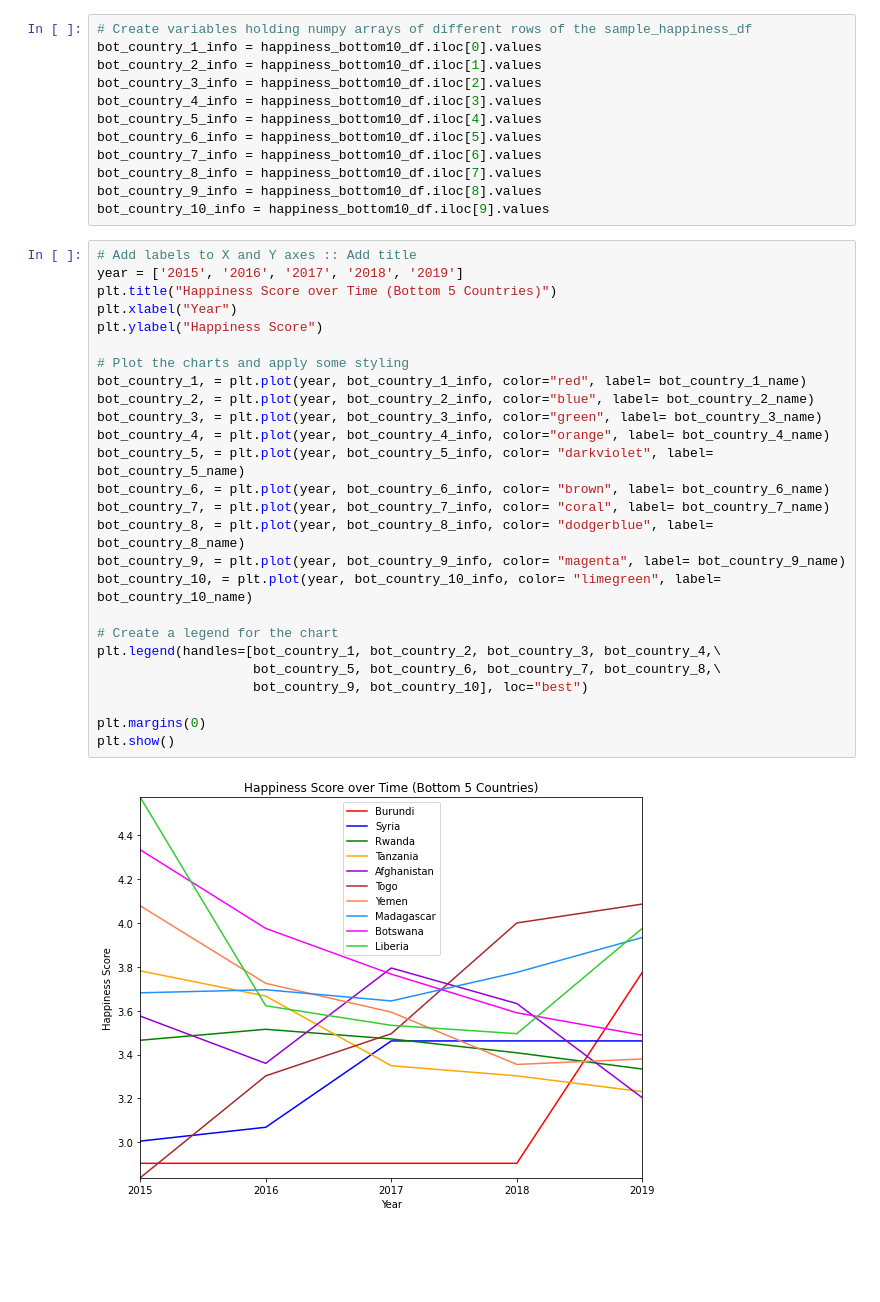
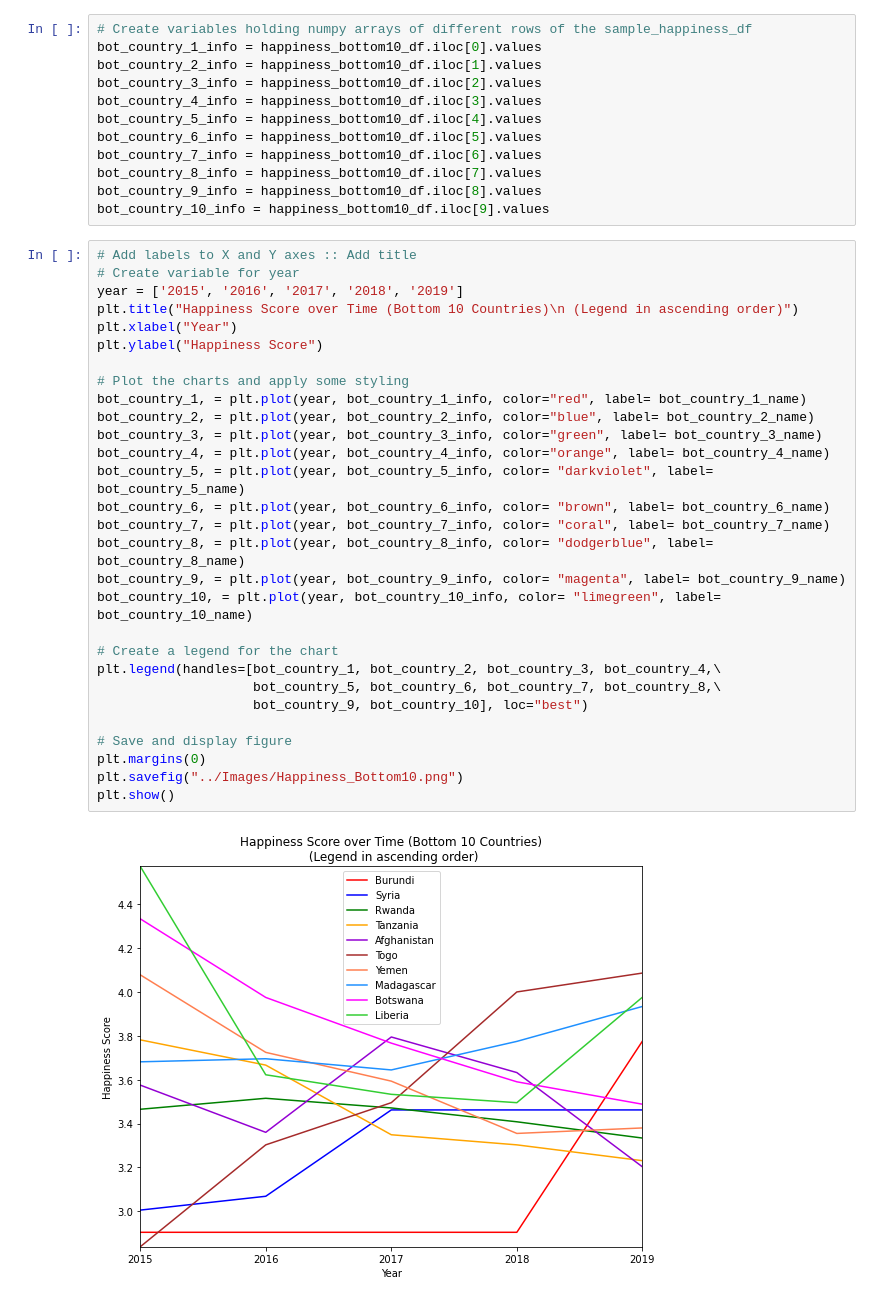
Before and after one commit to reginesgit/Factors-Contributing-to-a-Countrys-Happiness, a Jupyter notebook: Happiness/Happiness_Visual_Analysis.ipynb, the cells around one changed output. Cells and saved outputs as stored; diff of their text form; blank space fills up the shorter version.

Commit message:
Happiness visuals modified and code cleaned

```diff
--- a/Happiness/Happiness_Visual_Analysis.ipynb
+++ b/Happiness/Happiness_Visual_Analysis.ipynb
@@ -160,29 +164,32 @@ bot_country_9_info = happiness_bottom10_df.iloc[8].values
 bot_country_10_info = happiness_bottom10_df.iloc[9].values
 # %%
 # Add labels to X and Y axes :: Add title
+# Create variable for year
 year = ['2015', '2016', '2017', '2018', '2019']
-plt.title("Happiness Score over Time (Bottom 5 Countries)")
+plt.title("Happiness Score over Time (Bottom 10 Countries)\n (Legend in ascending order)")
 plt.xlabel("Year")
 plt.ylabel("Happiness Score")
 
 # Plot the charts and apply some styling
 bot_country_1, = plt.plot(year, bot_country_1_info, color="red", label= bot_country_1_name)
 bot_country_2, = plt.plot(year, bot_country_2_info, color="blue", label= bot_country_2_name)
 bot_country_3, = plt.plot(year, bot_country_3_info, color="green", label= bot_country_3_name)
 bot_country_4, = plt.plot(year, bot_country_4_info, color="orange", label= bot_country_4_name)
 bot_country_5, = plt.plot(year, bot_country_5_info, color= "darkviolet", label= bot_country_5_name)
 bot_country_6, = plt.plot(year, bot_country_6_info, color= "brown", label= bot_country_6_name)
 bot_country_7, = plt.plot(year, bot_country_7_info, color= "coral", label= bot_country_7_name)
 bot_country_8, = plt.plot(year, bot_country_8_info, color= "dodgerblue", label= bot_country_8_name)
 bot_country_9, = plt.plot(year, bot_country_9_info, color= "magenta", label= bot_country_9_name)
 bot_country_10, = plt.plot(year, bot_country_10_info, color= "limegreen", label= bot_country_10_name)
 
 # Create a legend for the chart
 plt.legend(handles=[bot_country_1, bot_country_2, bot_country_3, bot_country_4,\
                     bot_country_5, bot_country_6, bot_country_7, bot_country_8,\
                     bot_country_9, bot_country_10], loc="best")
 
+# Save and display figure
 plt.margins(0)
+plt.savefig("../Images/Happiness_Bottom10.png")
 plt.show()
 # %% [output]
-[figure, old version]
+[figure, new version]
```
Also changed, not shown: parts of 1 cell of this notebook, 2 other files.
